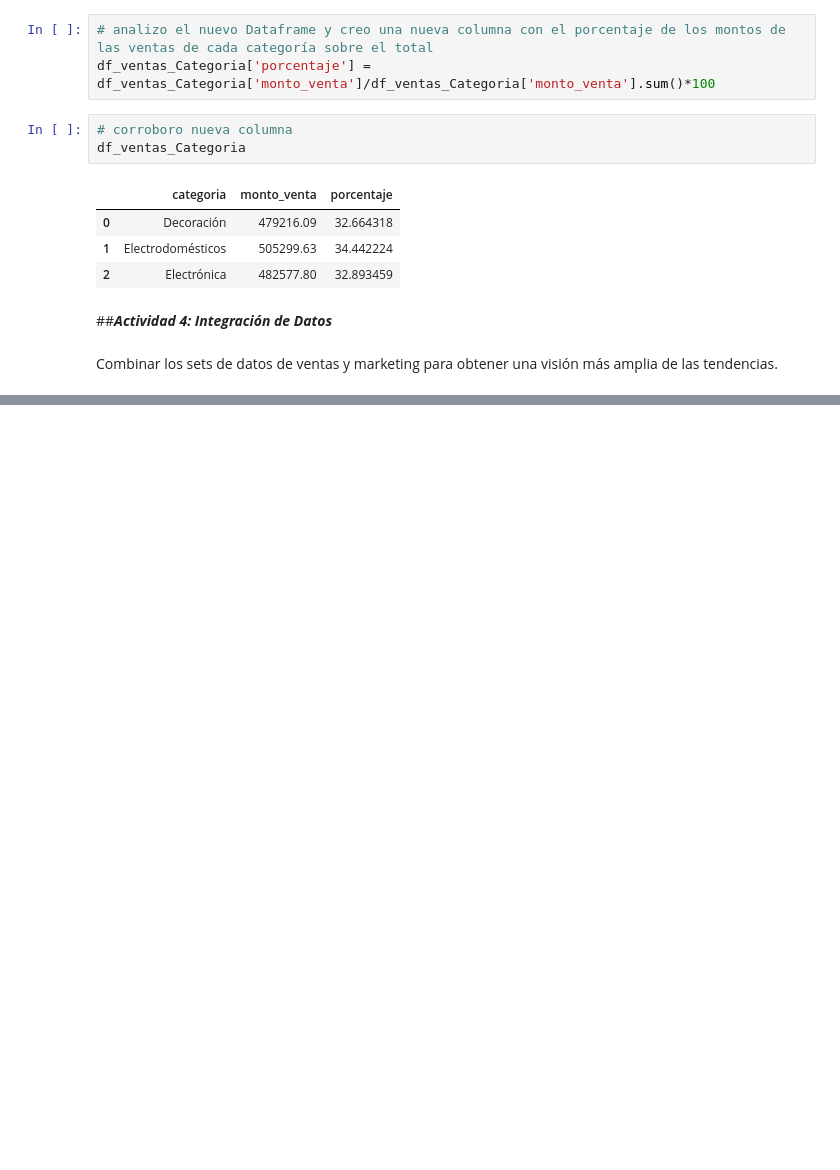
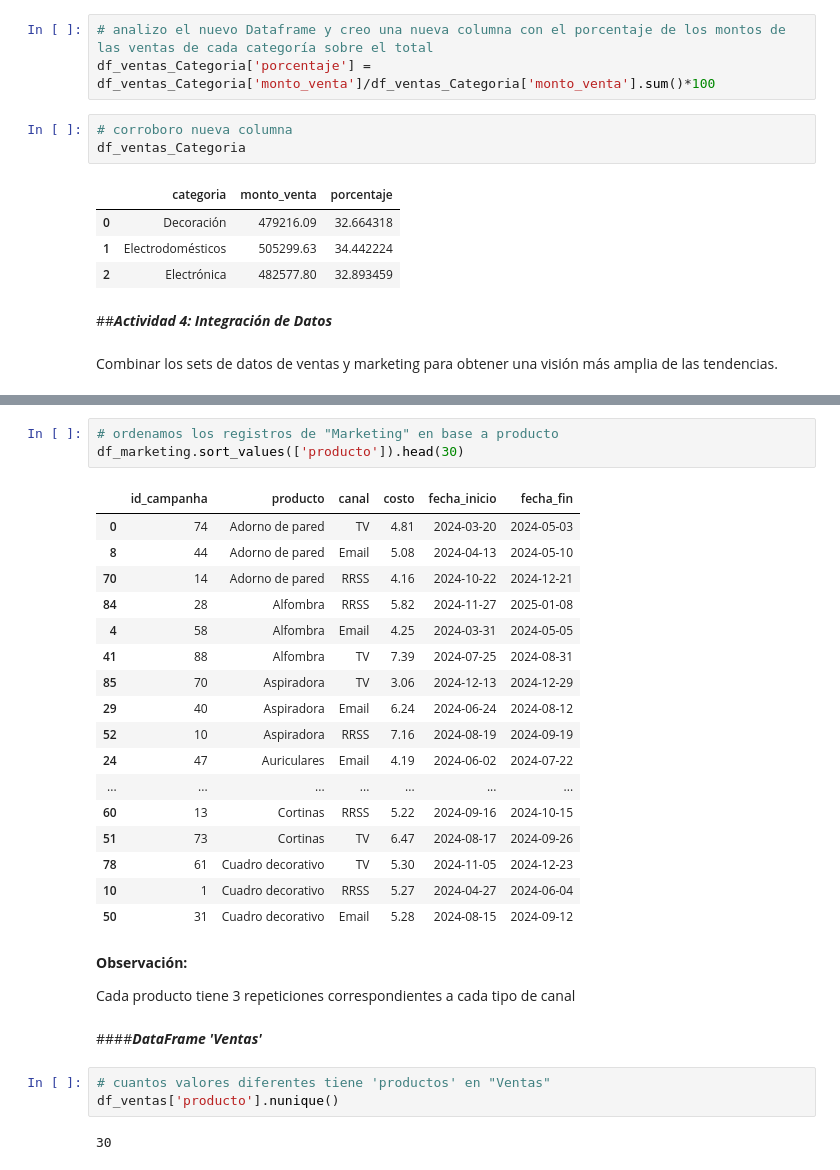
Before and after one commit to FedeM-Git/TT-2C2025-Data-Analitycs-Notebooks, a Jupyter notebook: Pre-Entrega_Maune/Pre-Entrega_Maune, Juan_Federico.ipynb, the cells around one changed output, grey strips where cells are left out. Cells and saved outputs as stored; diff of their text form; blank space fills up the shorter version.

```diff
--- a/Pre-Entrega_Maune/Pre-Entrega_Maune, Juan_Federico.ipynb
+++ b/Pre-Entrega_Maune/Pre-Entrega_Maune, Juan_Federico.ipynb
@@ -887,0 +945,32 @@ memory usage: 164.1+ KB
+# %%
+# ordenamos los registros de "Marketing" en base a producto
+df_marketing.sort_values(['producto']).head(30)
+# %% [output]
+|  | id_campanha | producto | canal | costo | fecha_inicio | fecha_fin |
+| 0 | 74 | Adorno de pared | TV | 4.81 | 2024-03-20 | 2024-05-03 |
+| 8 | 44 | Adorno de pared | Email | 5.08 | 2024-04-13 | 2024-05-10 |
+| 70 | 14 | Adorno de pared | RRSS | 4.16 | 2024-10-22 | 2024-12-21 |
+| 84 | 28 | Alfombra | RRSS | 5.82 | 2024-11-27 | 2025-01-08 |
+| 4 | 58 | Alfombra | Email | 4.25 | 2024-03-31 | 2024-05-05 |
+| 41 | 88 | Alfombra | TV | 7.39 | 2024-07-25 | 2024-08-31 |
+| 85 | 70 | Aspiradora | TV | 3.06 | 2024-12-13 | 2024-12-29 |
+| 29 | 40 | Aspiradora | Email | 6.24 | 2024-06-24 | 2024-08-12 |
+| 52 | 10 | Aspiradora | RRSS | 7.16 | 2024-08-19 | 2024-09-19 |
+| 24 | 47 | Auriculares | Email | 4.19 | 2024-06-02 | 2024-07-22 |
+| ... | ... | ... | ... | ... | ... | ... |
+| 60 | 13 | Cortinas | RRSS | 5.22 | 2024-09-16 | 2024-10-15 |
+| 51 | 73 | Cortinas | TV | 6.47 | 2024-08-17 | 2024-09-26 |
+| 78 | 61 | Cuadro decorativo | TV | 5.30 | 2024-11-05 | 2024-12-23 |
+| 10 | 1 | Cuadro decorativo | RRSS | 5.27 | 2024-04-27 | 2024-06-04 |
+| 50 | 31 | Cuadro decorativo | Email | 5.28 | 2024-08-15 | 2024-09-12 |
+# %% [markdown]
+**Observación:**
+
+Cada producto tiene 3 repeticiones correspondientes a cada tipo de canal
+# %% [markdown]
+####***DataFrame 'Ventas'***
+# %%
+# cuantos valores diferentes tiene 'productos' en "Ventas"
+df_ventas['producto'].nunique()
+# %% [output]
+30
```
Also changed, not shown: parts of 11 cells of this notebook.
